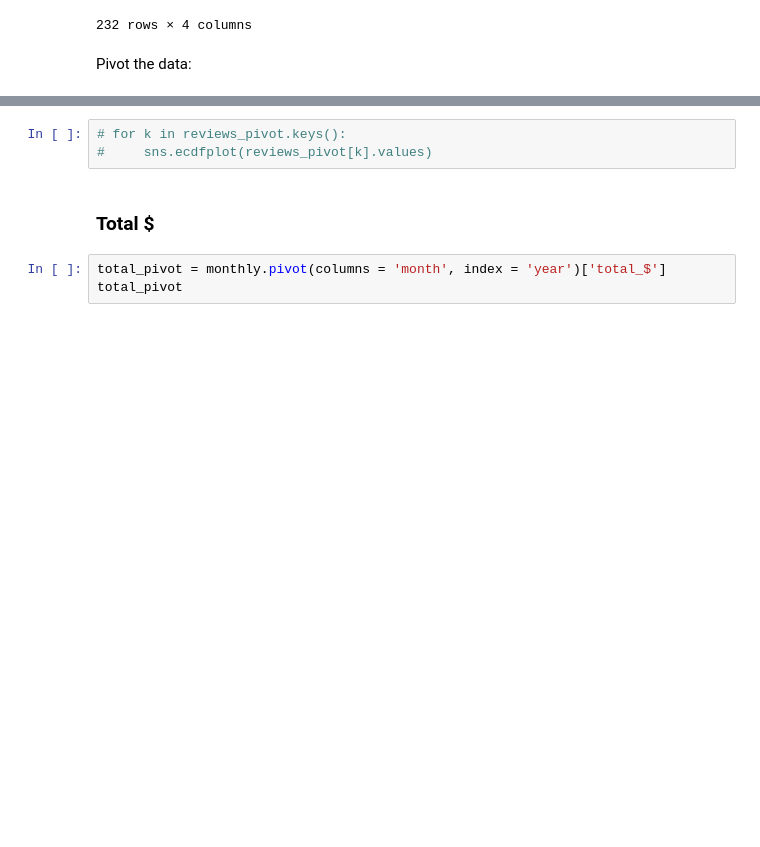
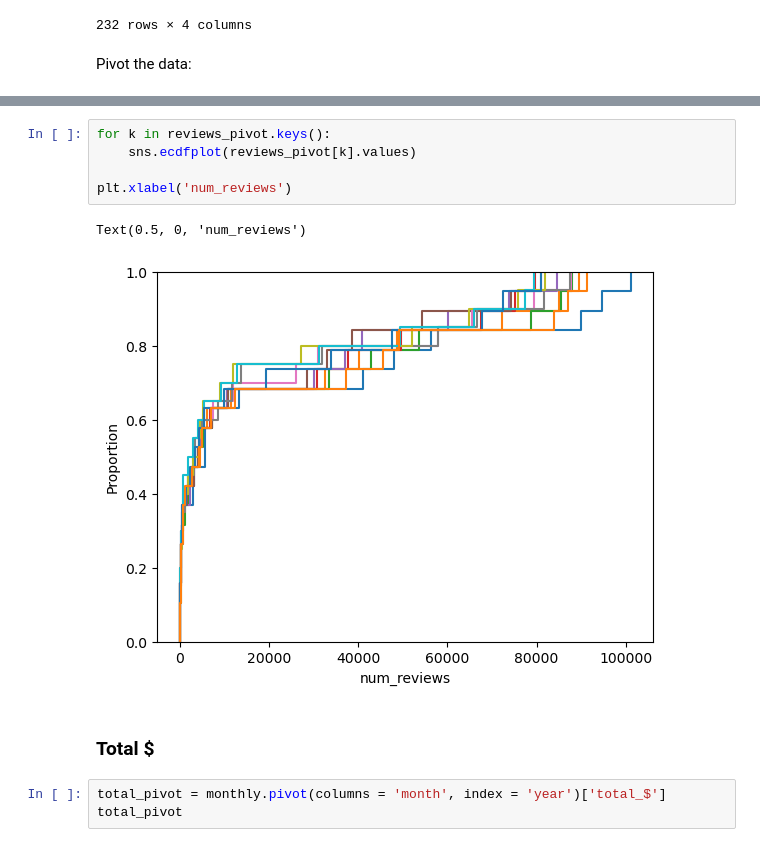
Before and after one commit to clmangham/amazon_electronics_reviewer_value, a Jupyter notebook: electronics_analysis.ipynb, the cells around one changed output, grey strips where cells are left out. Drawn from its saved outputs; the diff is of its cells as text; blank space fills up the shorter version.

```diff
--- a/electronics_analysis.ipynb
+++ b/electronics_analysis.ipynb
@@ -385,8 +385,13 @@ reviews_pivot.describe()
 | 75% | 44522.500000 | 36305.500000 | 38155.500000 | 34293.500000 | 33495.000000 | 30826.500000 | 27239.000000 | 18217.750000 | 15649.250000 | 17449.250000 | 26590.500000 | ... |
 | max | 101161.000000 | 89520.000000 | 88004.000000 | 79730.000000 | 84612.000000 | 81065.000000 | 87771.000000 | 87521.000000 | 81908.000000 | 79492.000000 | 80974.000000 | ... |
 # %%
-# for k in reviews_pivot.keys():
-#     sns.ecdfplot(reviews_pivot[k].values)
+for k in reviews_pivot.keys():
+    sns.ecdfplot(reviews_pivot[k].values)
+
+plt.xlabel('num_reviews')
+# %% [output]
+Text(0.5, 0, 'num_reviews')
+[figure, added]
 # %% [markdown]
 ### Total $
 # %%
```
Also changed, not shown: parts of 7 cells of this notebook.
